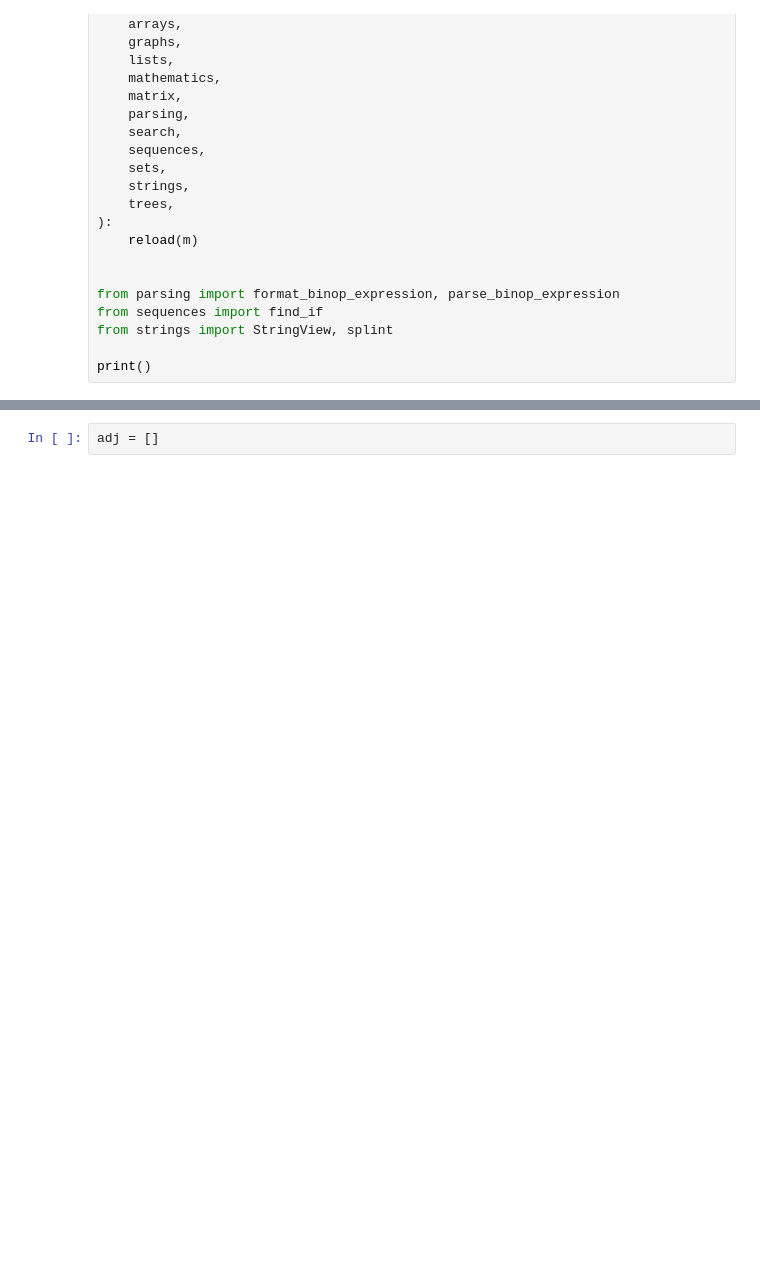
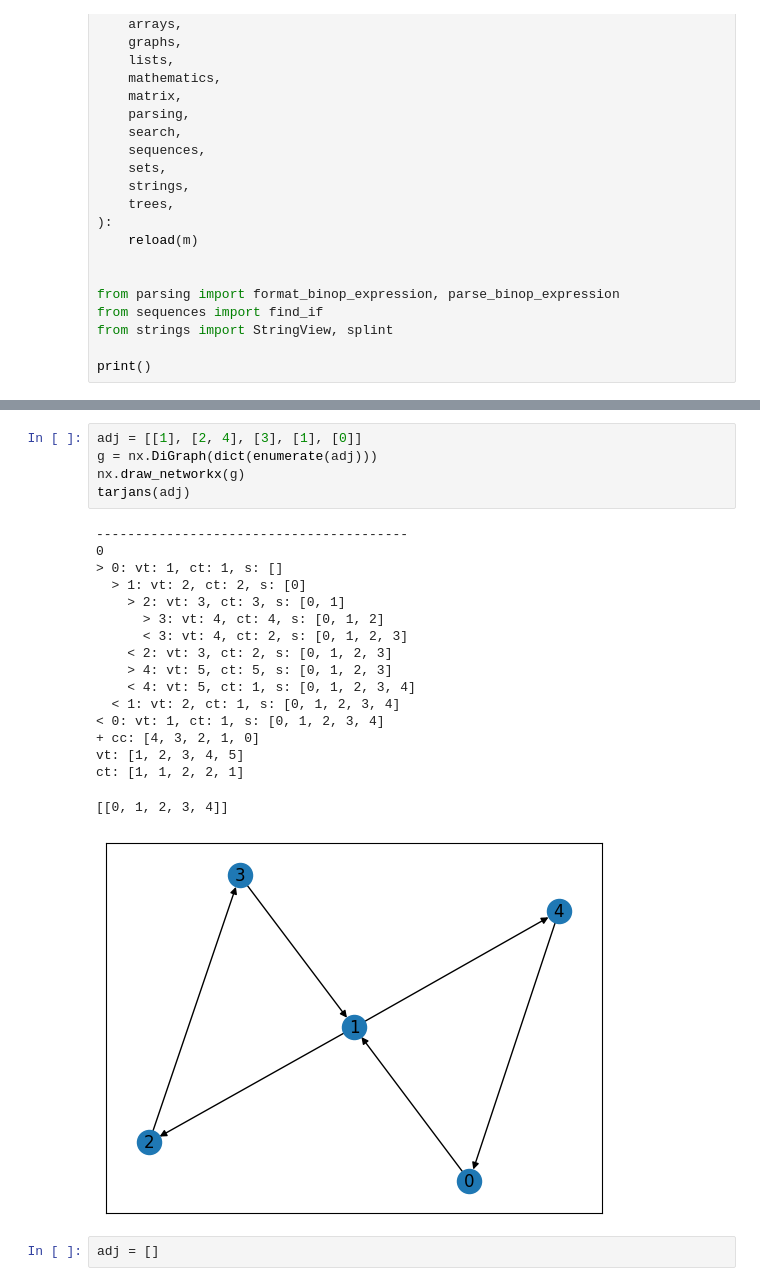
Before and after one commit to czaky/puzzles, a Jupyter notebook: notebook.ipynb, the cells around one changed output, grey strips where cells are left out. Cells and saved outputs as stored; diff of their text form; blank space fills up the shorter version.

```diff
--- a/notebook.ipynb
+++ b/notebook.ipynb
@@ -153,3 +178,26 @@ def tarjans(adj: List[List[int]]) -> List[List[int]]:
+# %%
+adj = [[1], [2, 4], [3], [1], [0]]
+g = nx.DiGraph(dict(enumerate(adj)))
+nx.draw_networkx(g)
+tarjans(adj)
+# %% [output]
+----------------------------------------
+0
+> 0: vt: 1, ct: 1, s: []
+  > 1: vt: 2, ct: 2, s: [0]
+    > 2: vt: 3, ct: 3, s: [0, 1]
+      > 3: vt: 4, ct: 4, s: [0, 1, 2]
+      < 3: vt: 4, ct: 2, s: [0, 1, 2, 3]
+    < 2: vt: 3, ct: 2, s: [0, 1, 2, 3]
+    > 4: vt: 5, ct: 5, s: [0, 1, 2, 3]
+    < 4: vt: 5, ct: 1, s: [0, 1, 2, 3, 4]
+  < 1: vt: 2, ct: 1, s: [0, 1, 2, 3, 4]
+< 0: vt: 1, ct: 1, s: [0, 1, 2, 3, 4]
++ cc: [4, 3, 2, 1, 0]
+vt: [1, 2, 3, 4, 5]
+ct: [1, 1, 2, 2, 1]
+[[0, 1, 2, 3, 4]]
+[figure, added]
 # %%
 adj = []
 # %%
```
Also changed, not shown: parts of 7 cells of this notebook, 2 other files.
